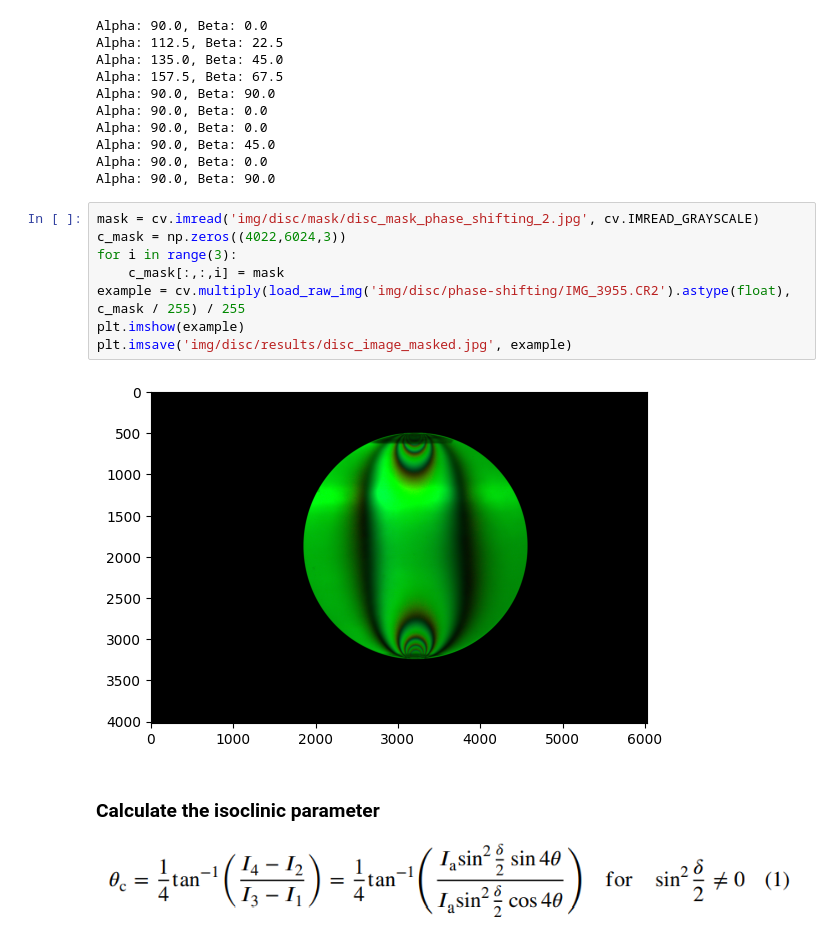
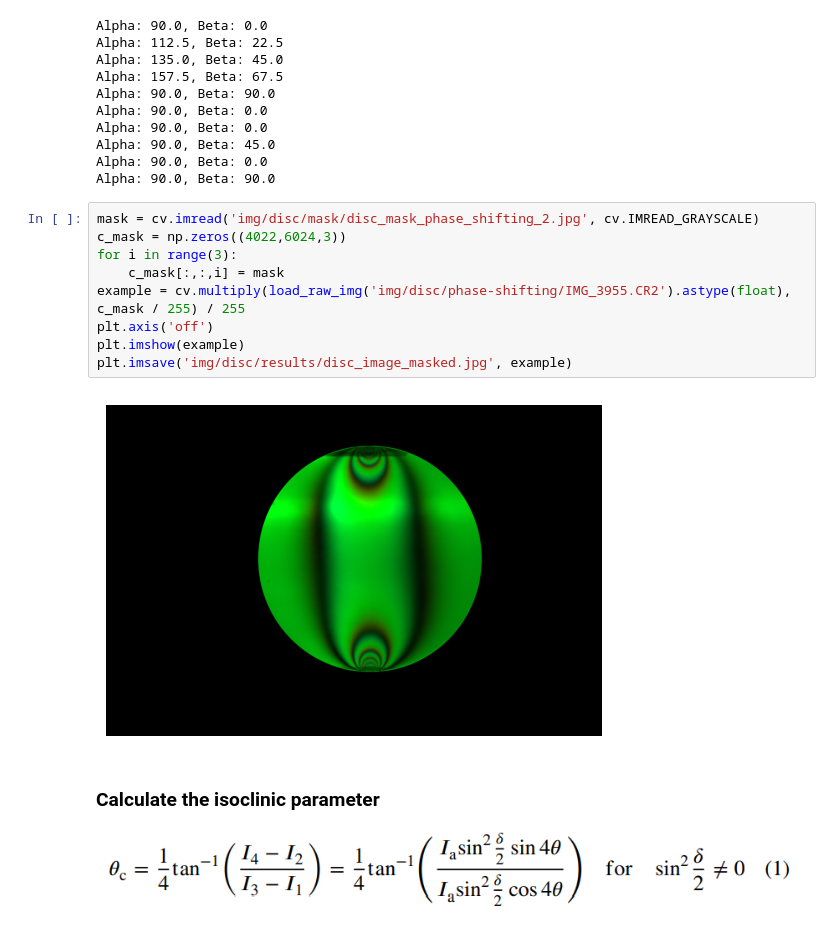
Before and after one commit to fs-bullard/photoelasticity, a Jupyter notebook: ten-step-phase_unwrap.ipynb, the cells around one changed output. Drawn from its saved outputs; the diff is of its cells as text.

```diff
--- a/ten-step-phase_unwrap.ipynb
+++ b/ten-step-phase_unwrap.ipynb
@@ -72,13 +69,14 @@ Alpha: 90.0, Beta: 90.0
 # %%
 mask = cv.imread('img/disc/mask/disc_mask_phase_shifting_2.jpg', cv.IMREAD_GRAYSCALE)
 c_mask = np.zeros((4022,6024,3))
 for i in range(3):
     c_mask[:,:,i] = mask
 example = cv.multiply(load_raw_img('img/disc/phase-shifting/IMG_3955.CR2').astype(float), c_mask / 255) / 255
+plt.axis('off')
 plt.imshow(example)
 plt.imsave('img/disc/results/disc_image_masked.jpg', example)
 # %% [output]
-[figure, old version]
+[figure, new version]
 # %% [markdown]
 ### Calculate the isoclinic parameter
 ![image.png](attachment:image.png)
```
Also changed, not shown: parts of 2 cells of this notebook, 12 other files.
